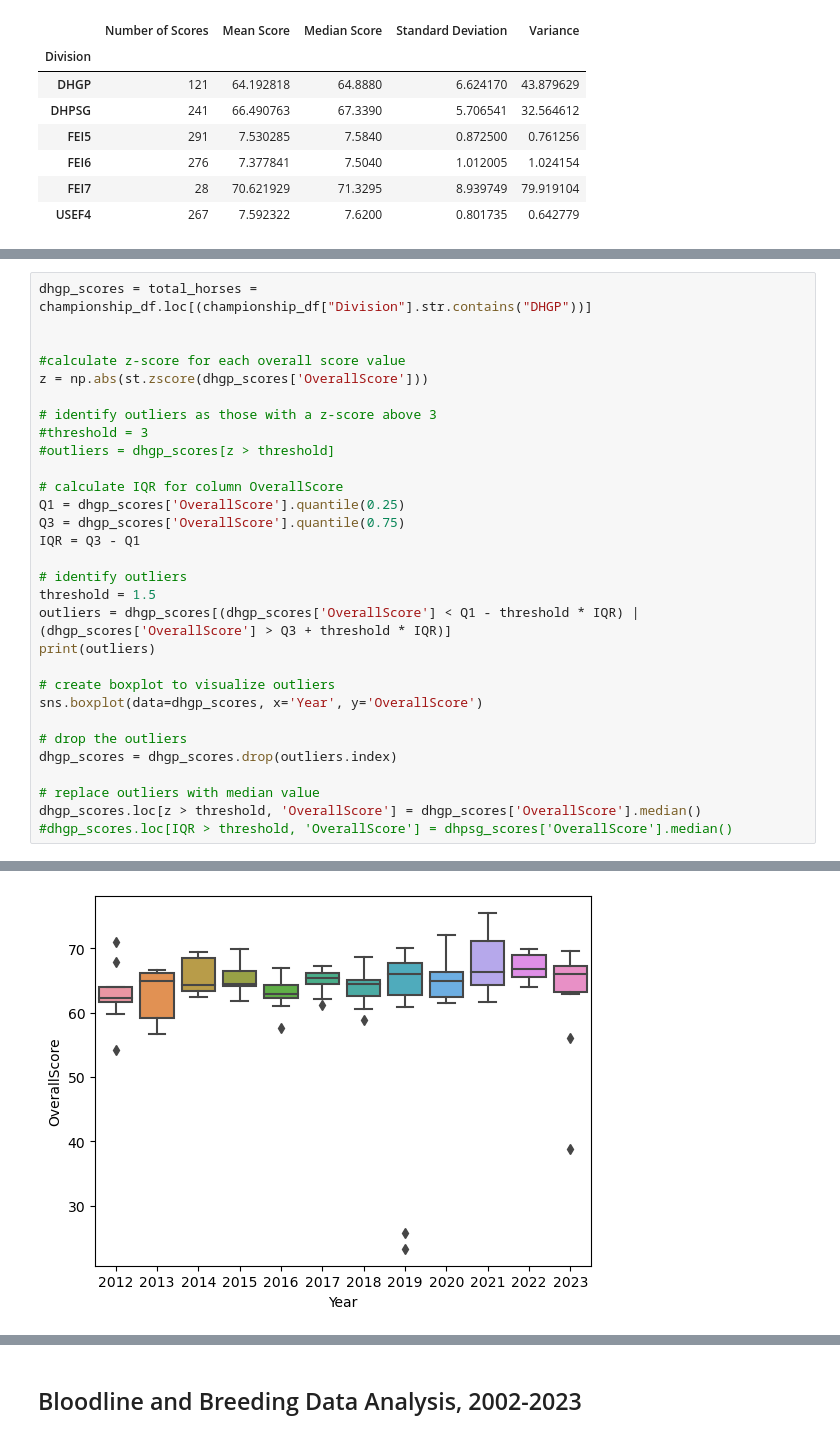
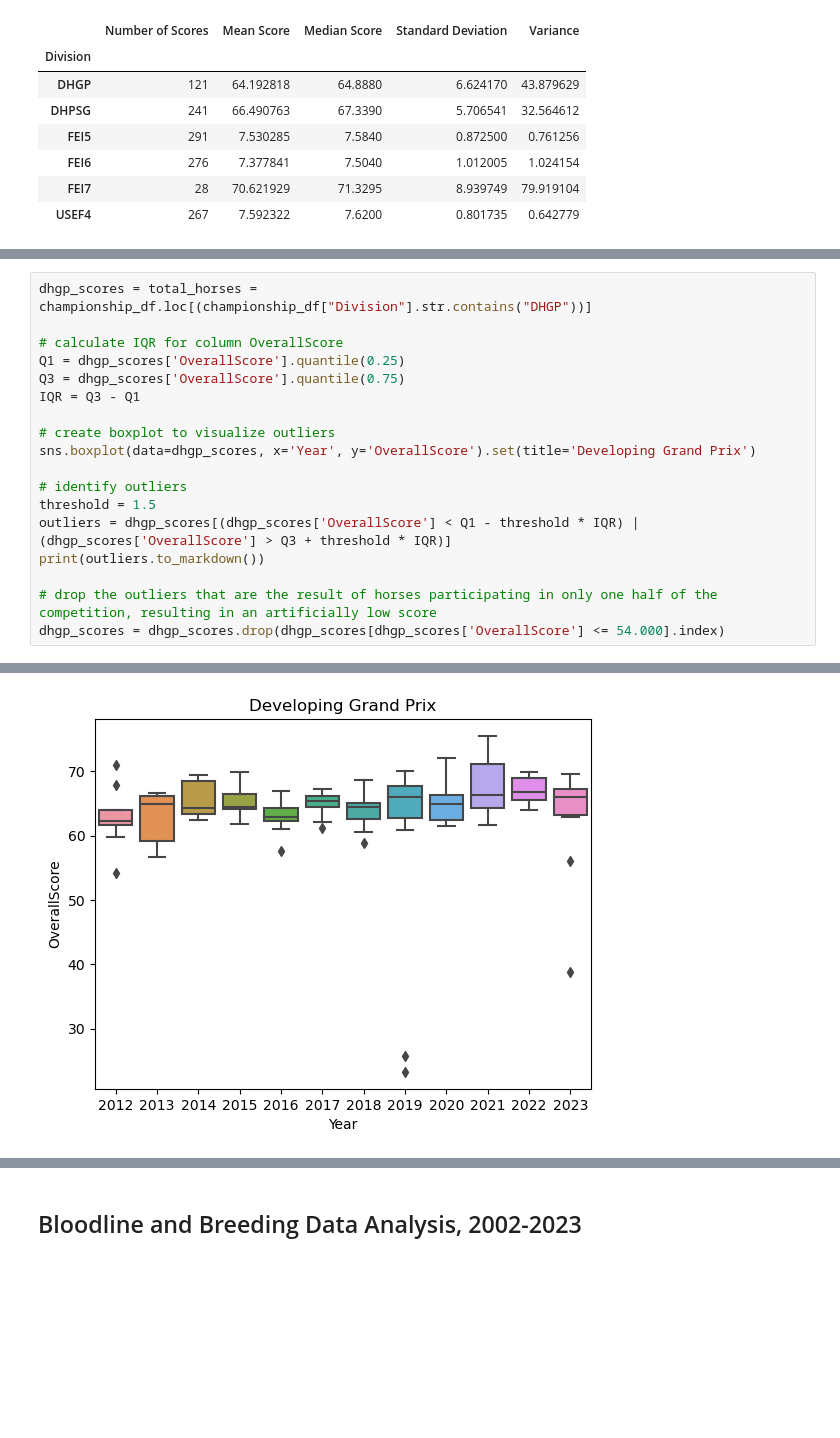
Before and after one commit to siobyrne/young-dressage-horse-program-analysis, a Jupyter notebook: younghorse.ipynb, the cells around one changed output, grey strips where cells are left out. Saved outputs shown, nothing was run; the diff lists cells and outputs as text; blank space fills up the shorter version.

```diff
--- a/younghorse.ipynb
+++ b/younghorse.ipynb
@@ -561,31 +600,19 @@ dhpsg.map_dataframe(annotate)
 # %%
 dhgp_scores = total_horses = championship_df.loc[(championship_df["Division"].str.contains("DHGP"))]
-
-
-#calculate z-score for each overall score value
-z = np.abs(st.zscore(dhgp_scores['OverallScore']))
-
-# identify outliers as those with a z-score above 3
-#threshold = 3
-#outliers = dhgp_scores[z > threshold]
 
 # calculate IQR for column OverallScore
 Q1 = dhgp_scores['OverallScore'].quantile(0.25)
 Q3 = dhgp_scores['OverallScore'].quantile(0.75)
 IQR = Q3 - Q1
 
+# create boxplot to visualize outliers
+sns.boxplot(data=dhgp_scores, x='Year', y='OverallScore').set(title='Developing Grand Prix')
+
 # identify outliers
 threshold = 1.5
 outliers = dhgp_scores[(dhgp_scores['OverallScore'] < Q1 - threshold * IQR) | (dhgp_scores['OverallScore'] > Q3 + threshold * IQR)]
-print(outliers)
+print(outliers.to_markdown())
 
-# create boxplot to visualize outliers
-sns.boxplot(data=dhgp_scores, x='Year', y='OverallScore')
-
-# drop the outliers
-dhgp_scores = dhgp_scores.drop(outliers.index)
-
-# replace outliers with median value
-dhgp_scores.loc[z > threshold, 'OverallScore'] = dhgp_scores['OverallScore'].median()
-#dhgp_scores.loc[IQR > threshold, 'OverallScore'] = dhpsg_scores['OverallScore'].median()
+# drop the outliers that are the result of horses participating in only one half of the competition, resulting in an artificially low score
+dhgp_scores = dhgp_scores.drop(dhgp_scores[dhgp_scores['OverallScore'] <= 54.000].index)
 # %% [output]
@@ -609,2 +628,2 @@ dhgp_scores.loc[z > threshold, 'OverallScore'] = dhgp_scores['OverallScore'].med
-[figure, old version]
+[figure, new version]
 # %%
```
Also changed, not shown: parts of 10 cells of this notebook.
